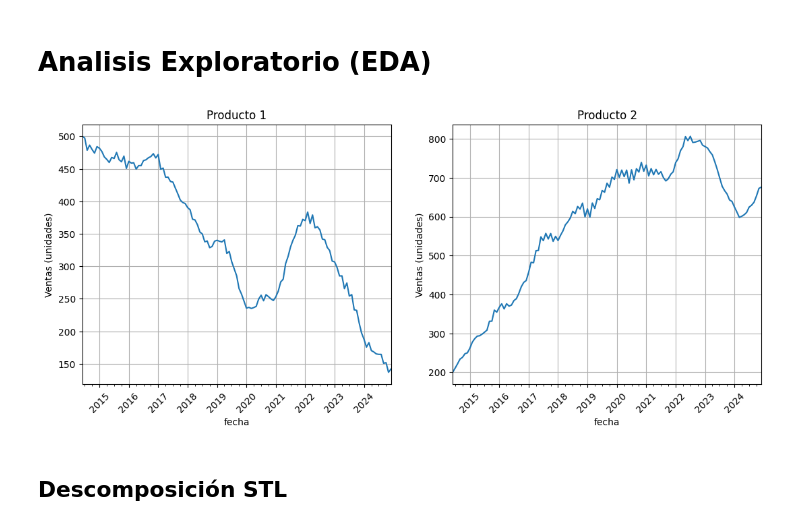
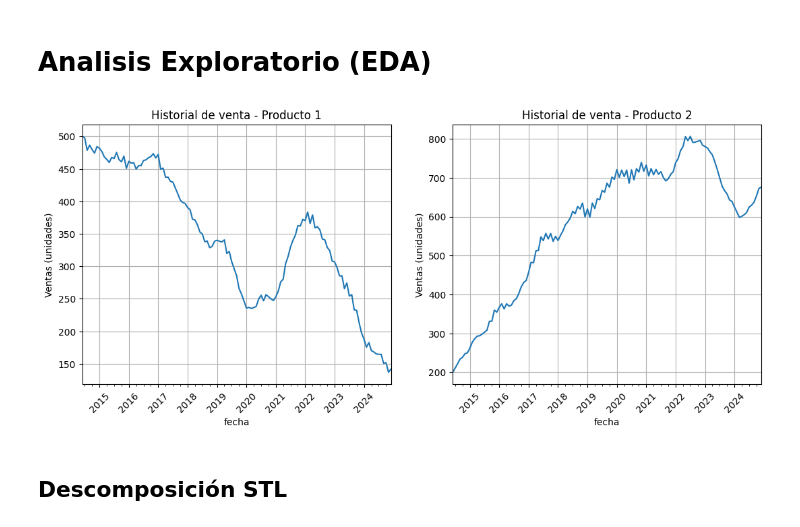
Before and after one commit to JhonattanReales21/TS_forecast_AA3_final, a Jupyter notebook: Parcial_final_jhonattanR.ipynb, the cells around one changed output. Saved outputs shown, nothing was run; the diff lists cells and outputs as text; code cells hidden in the pictures.

```diff
--- a/Parcial_final_jhonattanR.ipynb
+++ b/Parcial_final_jhonattanR.ipynb
@@ -87,20 +89,20 @@ memory usage: 3.0 KB
 # %%
 plt.figure(figsize=(13,5))
 plt.subplot(1,2,1)
 df["producto1"].plot()
-plt.title("Producto 1")
+plt.title("Historial de venta - Producto 1")
 plt.ylabel("Ventas (unidades)")
 plt.xticks(rotation=45)
 plt.grid()
 
 plt.subplot(1,2,2)
 df["producto2"].plot()
-plt.title("Producto 2")
+plt.title("Historial de venta - Producto 2")
 plt.ylabel("Ventas (unidades)")
 plt.xticks(rotation=45)
 plt.grid()
 # %% [output]
-[figure, old version]
+[figure, new version]
 # %% [markdown]
 ## Descomposición STL
 # %%
```
Also changed, not shown: parts of 20 cells of this notebook, 1 other file.
